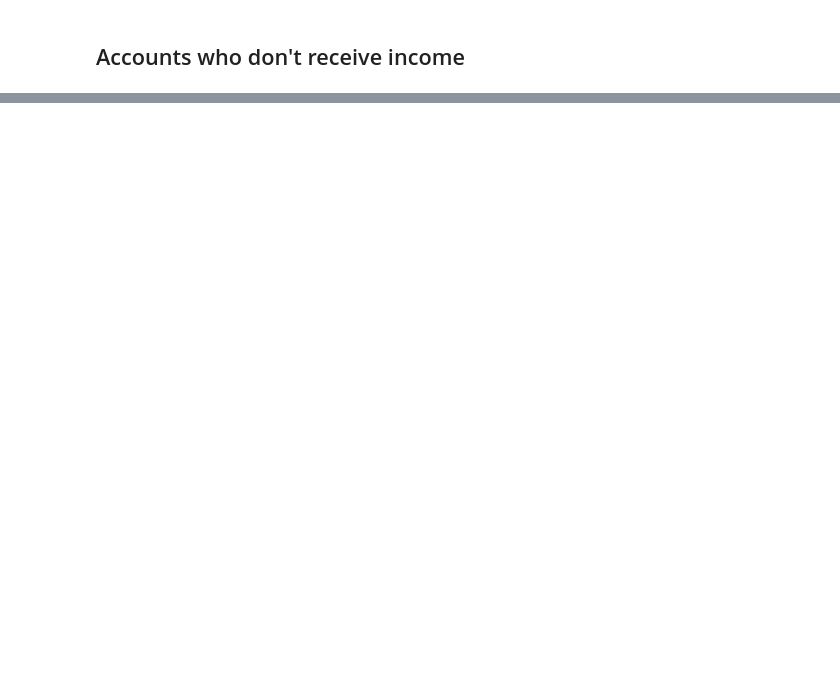
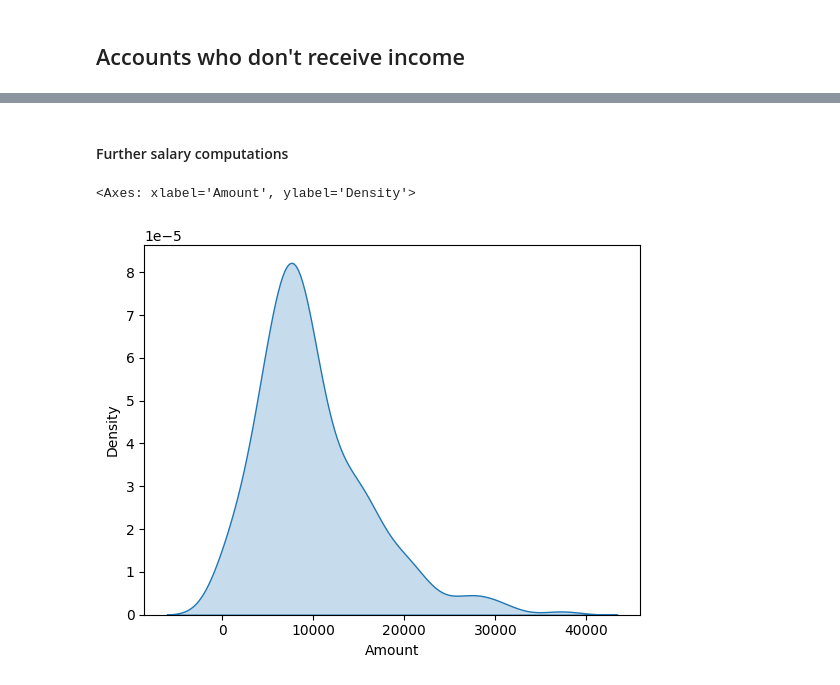
Before and after one commit to UoB-DSMP-2023-24/dsmp-2024-group-38, a Jupyter notebook: Salary_compute_dataset2.ipynb, the cells around one changed output, grey strips where cells are left out. Drawn from its saved outputs; the diff is of its cells as text; code cells hidden in the pictures; blank space fills up the shorter version.

```diff
--- a/Salary_compute_dataset2.ipynb
+++ b/Salary_compute_dataset2.ipynb
@@ -240,3 +235,22 @@ y
 | 175851 | 175851 | 673025413.0 | 5384.431557 | 3300.0 | 990461108.0 | NaN | 2023-09-29 23:59:00 | 2023-09-29 | ... |
 | 198408 | 198408 | 673025413.0 | 4824.109952 | 3300.0 | 990461108.0 | NaN | 2023-10-30 23:59:00 | 2023-10-30 | ... |
 | 220920 | 220920 | 673025413.0 | 3846.886873 | 3300.0 | 990461108.0 | NaN | 2023-11-29 23:59:00 | 2023-11-29 | ... |
+# %% [markdown]
+#### Further salary computations
+# %%
+# filter account_no_incomings for positive transactions
+account_no_incomings_pos = accounts_no_incomings[accounts_no_incomings['Amount'] > 0]
+
+# group by Account No and sum the 'Amount' for each account but normalise dividing by number of transactions for each account
+income_per_account_no_incomings = account_no_incomings_pos.groupby('Account No')['Amount'].sum()
+# %%
+# Stack the income_per_account_no_incomings and incomes
+stacked = pd.concat([income_per_account_no_incomings, incomes], axis=0)
+
+# drop rows with null values
+stacked = stacked.dropna()
+
+sns.kdeplot(income_per_account_no_incomings, fill=True)
+# %% [output]
+<Axes: xlabel='Amount', ylabel='Density'>
+[figure, added]
```
Also changed, not shown: parts of 2 cells of this notebook.
